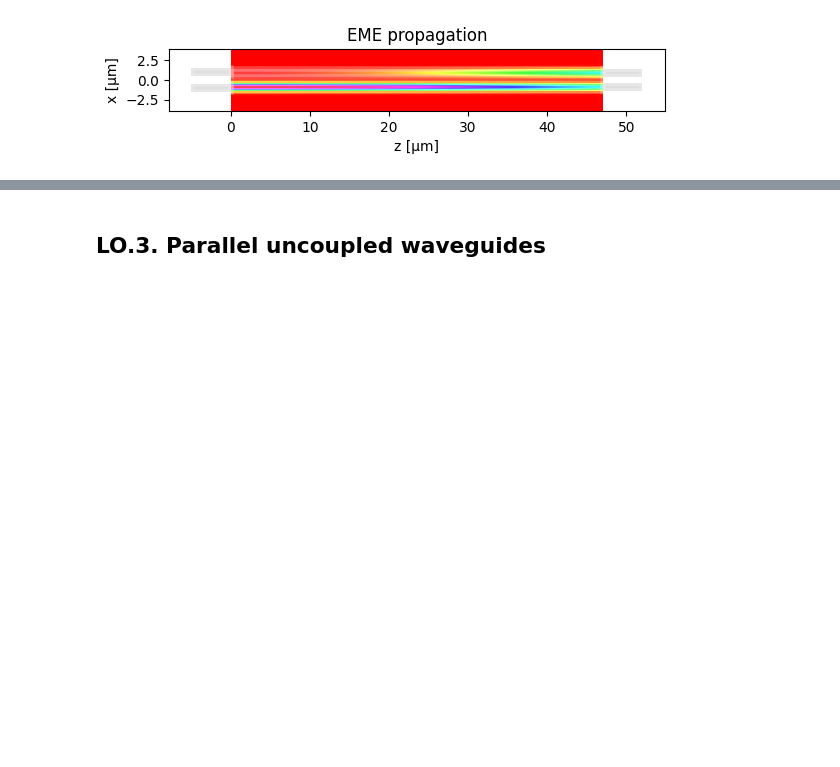
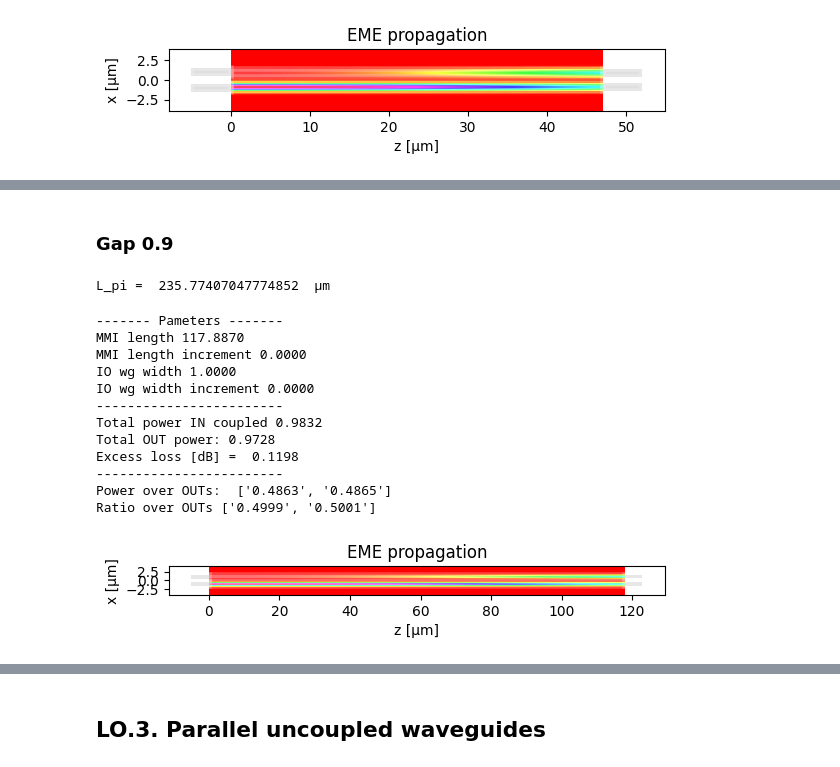
Before and after one commit to amsanbasPIC/pic-upv-lab2, a Jupyter notebook: COUPLERS_Student.ipynb, the cells around one changed output, grey strips where cells are left out. Drawn from its saved outputs; the diff is of its cells as text; code cells hidden in the pictures; blank space fills up the shorter version.

```diff
--- a/COUPLERS_Student.ipynb
+++ b/COUPLERS_Student.ipynb
@@ -167,0 +238,34 @@ Ratio over OUTs ['0.5000', '0.5000']
+# %% [markdown]
+### Gap 0.9
+# %%
+wg_gap = 0.9
+m = DC_EME()
+m.MMI_num_modes = 12
+m.DC_wg_gap = wg_gap
+m.DC_wg_width = wg_width
+m.DC_N_waveguides = wg_N
+m.find_all_modes()
+L_pi = m.get_L_pi()
+
+print("L_pi = ", L_pi, " µm")
+
+m.n_IN = 2
+m.n_OUT = 2
+
+m.L_MMI = 0.5*L_pi
+m.propagation()
+# %% [output]
+L_pi =  235.77407047774852  µm
+------- Pameters -------
+MMI length 117.8870
+MMI length increment 0.0000
+IO wg width 1.0000
+IO wg width increment 0.0000
+------------------------
+Total power IN coupled 0.9832
+Total OUT power: 0.9728
+Excess loss [dB] =  0.1198
+------------------------
+Power over OUTs:  ['0.4863', '0.4865']
+Ratio over OUTs ['0.4999', '0.5001']
+[figure, added]
```
Also changed, not shown: parts of 21 cells of this notebook.
